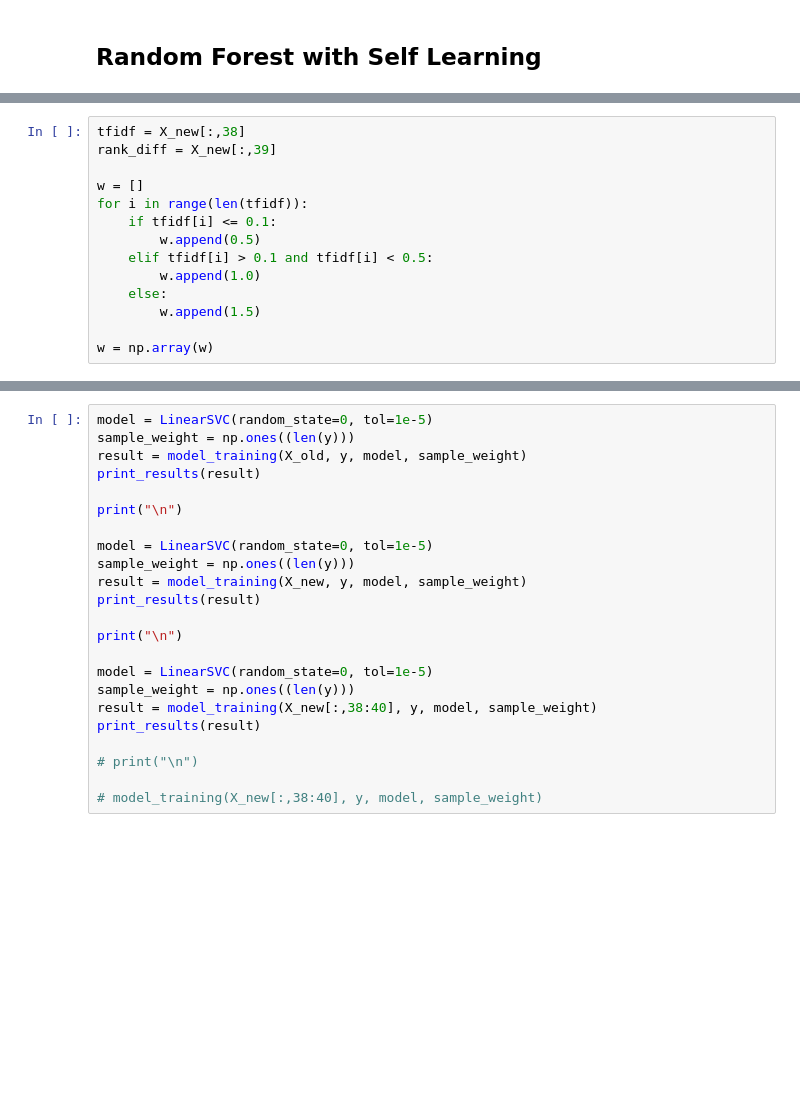
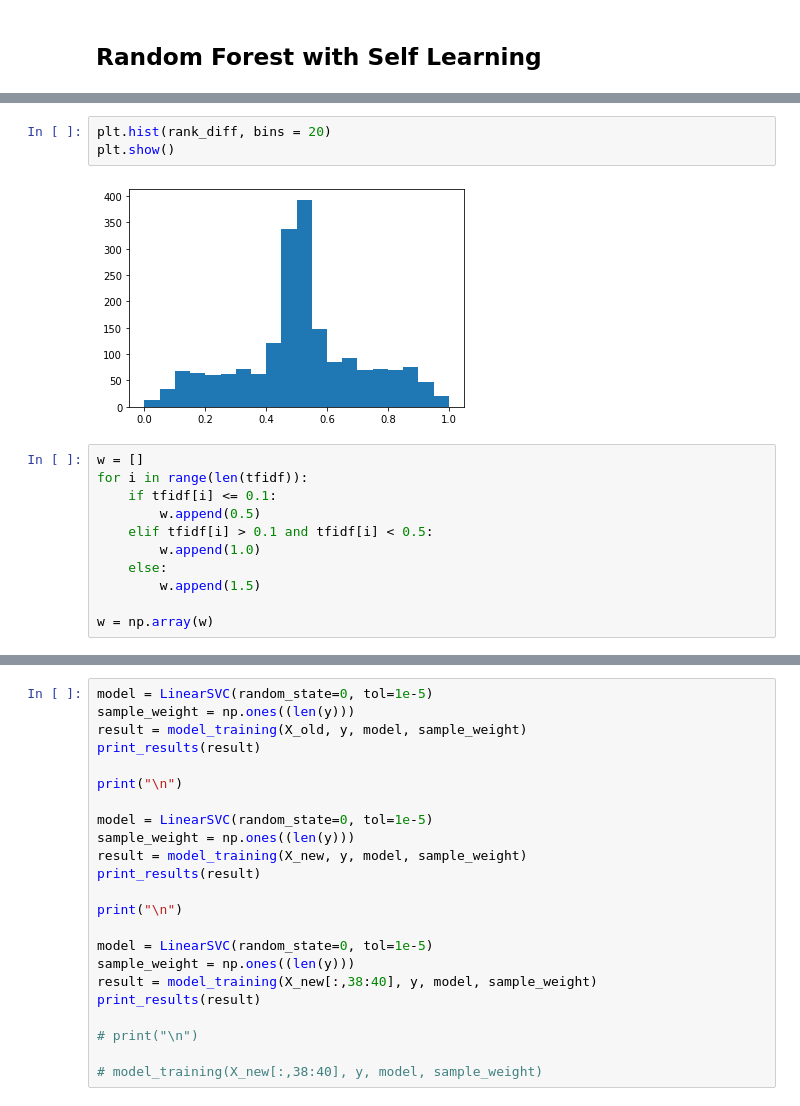
Before and after one commit to itsshivampal/Concept-Prerequiste-Learning, a Jupyter notebook: Physics Exp Setup/Prop_Sup Method/Self Learning.ipynb, the cells around one changed output, grey strips where cells are left out. Cells and saved outputs as stored; diff of their text form; blank space fills up the shorter version.

```diff
--- a/Physics Exp Setup/Prop_Sup Method/Self Learning.ipynb
+++ b/Physics Exp Setup/Prop_Sup Method/Self Learning.ipynb
@@ -246,7 +254,9 @@ Area Under Curve: 79.1
+# %%
+plt.hist(rank_diff, bins = 20)
+plt.show()
+# %% [output]
+[figure, added]
 # %%
-tfidf = X_new[:,38]
-rank_diff = X_new[:,39]
-
 w = []
 for i in range(len(tfidf)):
     if tfidf[i] <= 0.1:
```
Also changed, not shown: parts of 9 cells of this notebook, 2 other files.
